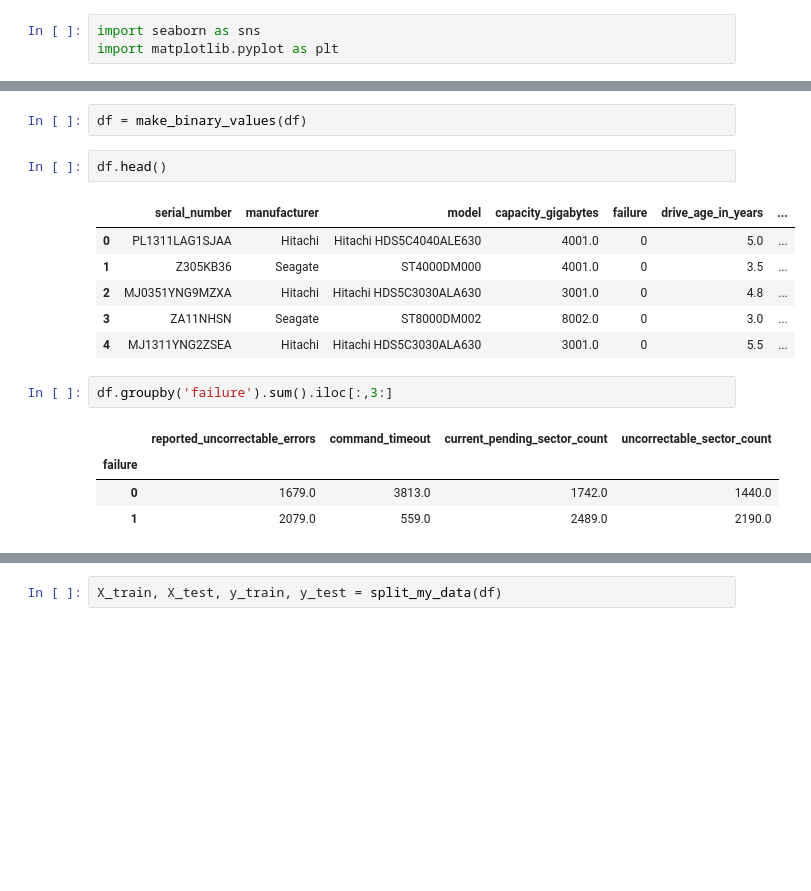
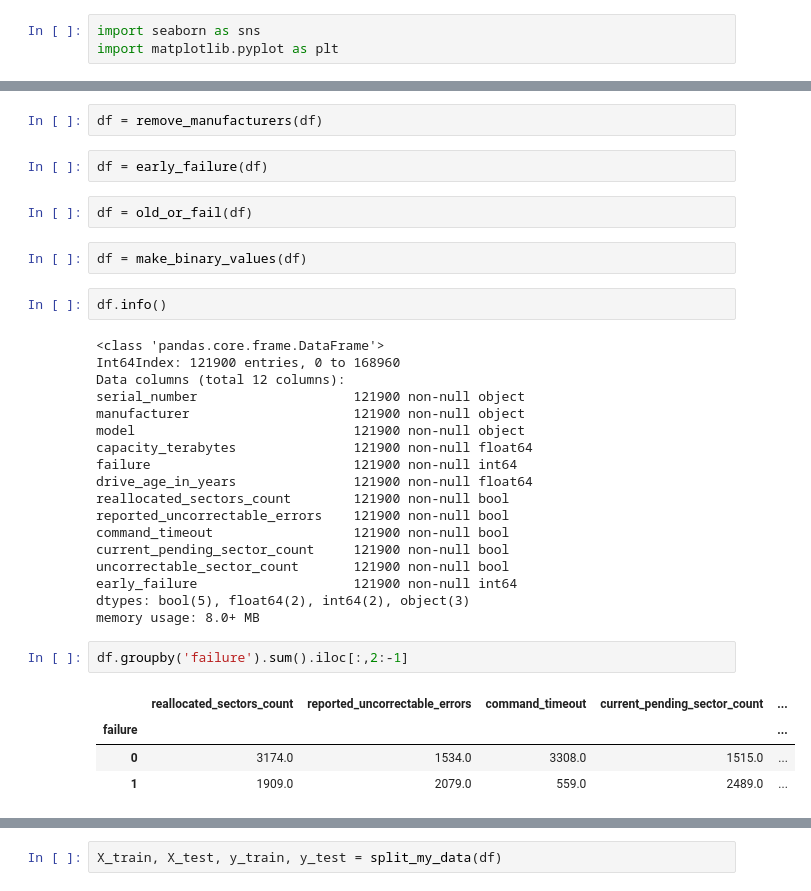
Before and after one commit to just-keep-spinning/hard-drive-project, a Jupyter notebook: misty_capstone_folder/mists-working.ipynb, the cells around one changed output, grey strips where cells are left out. Drawn from its saved outputs; the diff is of its cells as text; blank space fills up the shorter version.

```diff
--- a/misty_capstone_folder/mists-working.ipynb
+++ b/misty_capstone_folder/mists-working.ipynb
@@ -225,21 +178,38 @@ def make_binary_values(df):
+# %%
+df = remove_manufacturers(df)
+# %%
+df = early_failure(df)
+# %%
+df = old_or_fail(df)
 # %%
 df = make_binary_values(df)
 # %%
-df.head()
+df.info()
 # %% [output]
-|  | serial_number | manufacturer | model | capacity_gigabytes | failure | drive_age_in_years | ... |
-| 0 | PL1311LAG1SJAA | Hitachi | Hitachi HDS5C4040ALE630 | 4001.0 | 0 | 5.0 | ... |
-| 1 | Z305KB36 | Seagate | ST4000DM000 | 4001.0 | 0 | 3.5 | ... |
-| 2 | MJ0351YNG9MZXA | Hitachi | Hitachi HDS5C3030ALA630 | 3001.0 | 0 | 4.8 | ... |
-| 3 | ZA11NHSN | Seagate | ST8000DM002 | 8002.0 | 0 | 3.0 | ... |
-| 4 | MJ1311YNG2ZSEA | Hitachi | Hitachi HDS5C3030ALA630 | 3001.0 | 0 | 5.5 | ... |
+<class 'pandas.core.frame.DataFrame'>
+Int64Index: 121900 entries, 0 to 168960
+Data columns (total 12 columns):
+serial_number                    121900 non-null object
+manufacturer                     121900 non-null object
+model                            121900 non-null object
+capacity_terabytes               121900 non-null float64
+failure                          121900 non-null int64
+drive_age_in_years               121900 non-null float64
+reallocated_sectors_count        121900 non-null bool
+reported_uncorrectable_errors    121900 non-null bool
+command_timeout                  121900 non-null bool
+current_pending_sector_count     121900 non-null bool
+uncorrectable_sector_count       121900 non-null bool
+early_failure                    121900 non-null int64
+dtypes: bool(5), float64(2), int64(2), object(3)
+memory usage: 8.0+ MB
 # %%
-df.groupby('failure').sum().iloc[:,3:]
+df.groupby('failure').sum().iloc[:,2:-1]
 # %% [output]
-|  | reported_uncorrectable_errors | command_timeout | current_pending_sector_count | uncorrectable_sector_count |
-| failure |  |  |  |  |
-| 0 | 1679.0 | 3813.0 | 1742.0 | 1440.0 |
-| 1 | 2079.0 | 559.0 | 2489.0 | 2190.0 |
+|  | reallocated_sectors_count | reported_uncorrectable_errors | command_timeout | current_pending_sector_count | ... |
+| failure |  |  |  |  | ... |
+| 0 | 3174.0 | 1534.0 | 3308.0 | 1515.0 | ... |
+| 1 | 1909.0 | 2079.0 | 559.0 | 2489.0 | ... |
 # %%
 df.groupby('failure').sum().iloc[:,3:].plot.bar()
 plt.show()
```
Also changed, not shown: parts of 61 cells of this notebook, 2 other files.
